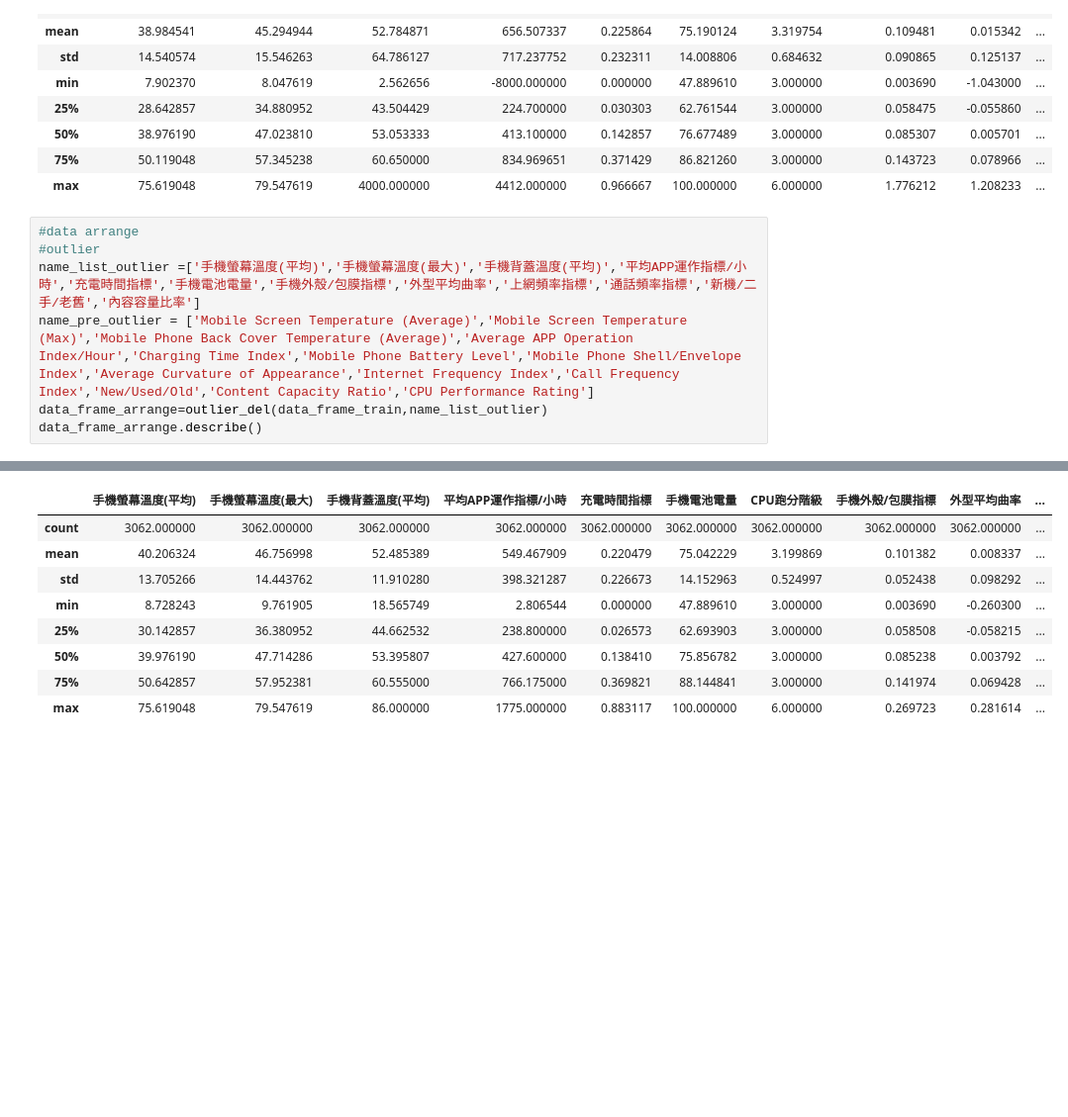
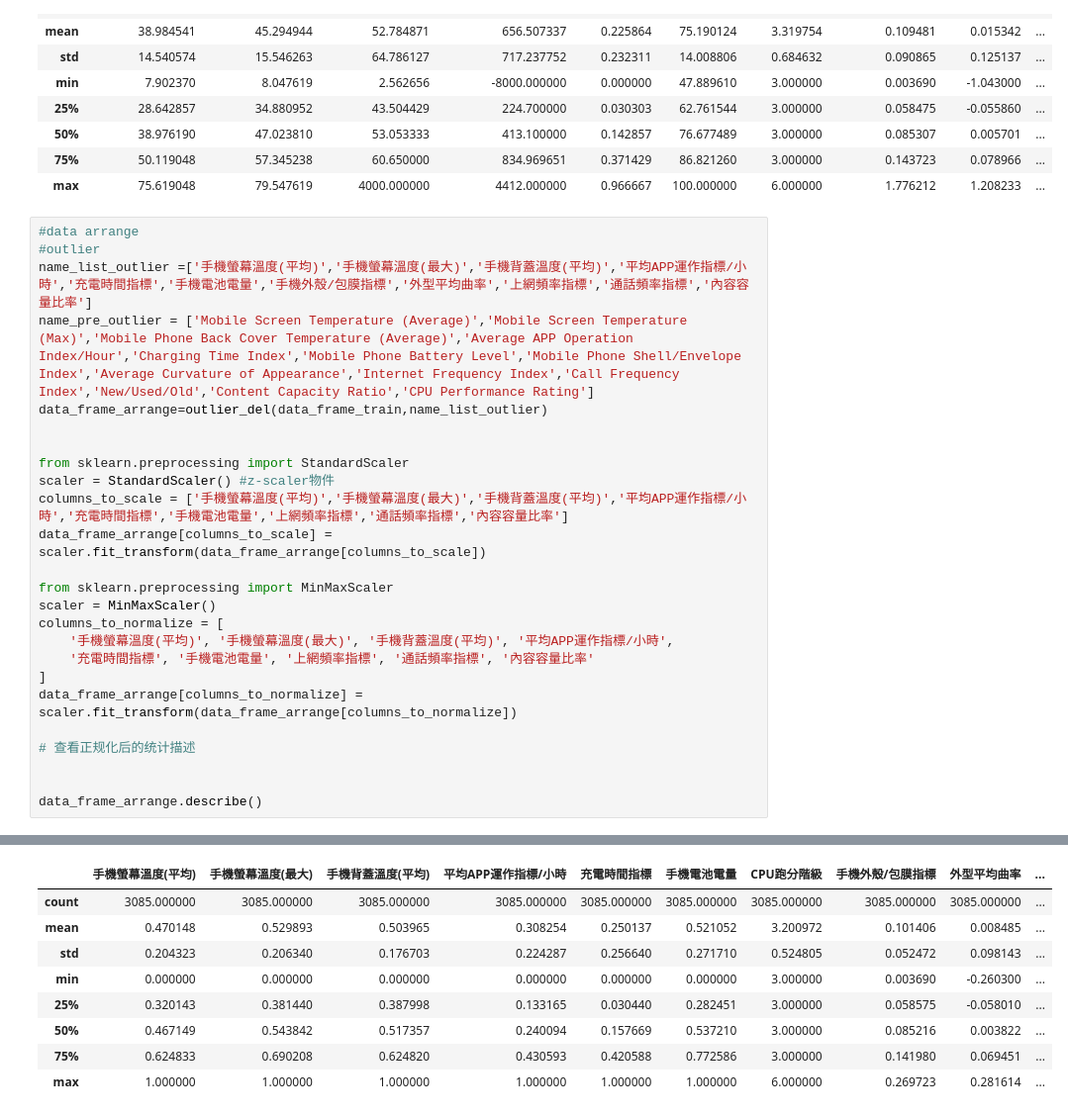
Before and after one commit to jeremy4111/ai, a Jupyter notebook: nn_function.ipynb, the cells around one changed output, grey strips where cells are left out. Shown at 99% size. Drawn from its saved outputs; the diff is of its cells as text; blank space fills up the shorter version.

```diff
--- a/nn_function.ipynb
+++ b/nn_function.ipynb
@@ -125,9 +128,27 @@ data_frame_train.describe()
 # %%
 #data arrange
 #outlier
-name_list_outlier =['手機螢幕溫度(平均)','手機螢幕溫度(最大)','手機背蓋溫度(平均)','平均APP運作指標/小時','充電時間指標','手機電池電量','手機外殼/包膜指標','外型平均曲率','上網頻率指標','通話頻率指標','新機/二手/老舊','內容容量比率']
+name_list_outlier =['手機螢幕溫度(平均)','手機螢幕溫度(最大)','手機背蓋溫度(平均)','平均APP運作指標/小時','充電時間指標','手機電池電量','手機外殼/包膜指標','外型平均曲率','上網頻率指標','通話頻率指標','內容容量比率']
 name_pre_outlier = ['Mobile Screen Temperature (Average)','Mobile Screen Temperature (Max)','Mobile Phone Back Cover Temperature (Average)','Average APP Operation Index/Hour','Charging Time Index','Mobile Phone Battery Level','Mobile Phone Shell/Envelope Index','Average Curvature of Appearance','Internet Frequency Index','Call Frequency Index','New/Used/Old','Content Capacity Ratio','CPU Performance Rating']
 data_frame_arrange=outlier_del(data_frame_train,name_list_outlier)
+
+
+from sklearn.preprocessing import StandardScaler
+scaler = StandardScaler() #z-scaler物件
+columns_to_scale = ['手機螢幕溫度(平均)','手機螢幕溫度(最大)','手機背蓋溫度(平均)','平均APP運作指標/小時','充電時間指標','手機電池電量','上網頻率指標','通話頻率指標','內容容量比率']
+data_frame_arrange[columns_to_scale] = scaler.fit_transform(data_frame_arrange[columns_to_scale])
+
+from sklearn.preprocessing import MinMaxScaler
+scaler = MinMaxScaler()
+columns_to_normalize = [
+    '手機螢幕溫度(平均)', '手機螢幕溫度(最大)', '手機背蓋溫度(平均)', '平均APP運作指標/小時',
+    '充電時間指標', '手機電池電量', '上網頻率指標', '通話頻率指標', '內容容量比率'
+]
+data_frame_arrange[columns_to_normalize] = scaler.fit_transform(data_frame_arrange[columns_to_normalize])
+
+# 查看正规化后的统计描述
+
+
 data_frame_arrange.describe()
 # %% [output]
 手機螢幕溫度(平均)
@@ -149,10 +170,10 @@ Shape Of The After Ouliers:  (3062,)
 ===================================================================================================================
 |  | 手機螢幕溫度(平均) | 手機螢幕溫度(最大) | 手機背蓋溫度(平均) | 平均APP運作指標/小時 | 充電時間指標 | 手機電池電量 | CPU跑分階級 | 手機外殼/包膜指標 | 外型平均曲率 | ... |
-| count | 3062.000000 | 3062.000000 | 3062.000000 | 3062.000000 | 3062.000000 | 3062.000000 | 3062.000000 | 3062.000000 | 3062.000000 | ... |
-| mean | 40.206324 | 46.756998 | 52.485389 | 549.467909 | 0.220479 | 75.042229 | 3.199869 | 0.101382 | 0.008337 | ... |
-| std | 13.705266 | 14.443762 | 11.910280 | 398.321287 | 0.226673 | 14.152963 | 0.524997 | 0.052438 | 0.098292 | ... |
-| min | 8.728243 | 9.761905 | 18.565749 | 2.806544 | 0.000000 | 47.889610 | 3.000000 | 0.003690 | -0.260300 | ... |
-| 25% | 30.142857 | 36.380952 | 44.662532 | 238.800000 | 0.026573 | 62.693903 | 3.000000 | 0.058508 | -0.058215 | ... |
-| 50% | 39.976190 | 47.714286 | 53.395807 | 427.600000 | 0.138410 | 75.856782 | 3.000000 | 0.085238 | 0.003792 | ... |
-| 75% | 50.642857 | 57.952381 | 60.555000 | 766.175000 | 0.369821 | 88.144841 | 3.000000 | 0.141974 | 0.069428 | ... |
-| max | 75.619048 | 79.547619 | 86.000000 | 1775.000000 | 0.883117 | 100.000000 | 6.000000 | 0.269723 | 0.281614 | ... |
+| count | 3085.000000 | 3085.000000 | 3085.000000 | 3085.000000 | 3085.000000 | 3085.000000 | 3085.000000 | 3085.000000 | 3085.000000 | ... |
+| mean | 0.470148 | 0.529893 | 0.503965 | 0.308254 | 0.250137 | 0.521052 | 3.200972 | 0.101406 | 0.008485 | ... |
+| std | 0.204323 | 0.206340 | 0.176703 | 0.224287 | 0.256640 | 0.271710 | 0.524805 | 0.052472 | 0.098143 | ... |
+| min | 0.000000 | 0.000000 | 0.000000 | 0.000000 | 0.000000 | 0.000000 | 3.000000 | 0.003690 | -0.260300 | ... |
+| 25% | 0.320143 | 0.381440 | 0.387998 | 0.133165 | 0.030440 | 0.282451 | 3.000000 | 0.058575 | -0.058010 | ... |
+| 50% | 0.467149 | 0.543842 | 0.517357 | 0.240094 | 0.157669 | 0.537210 | 3.000000 | 0.085216 | 0.003822 | ... |
+| 75% | 0.624833 | 0.690208 | 0.624820 | 0.430593 | 0.420588 | 0.772586 | 3.000000 | 0.141980 | 0.069451 | ... |
+| max | 1.000000 | 1.000000 | 1.000000 | 1.000000 | 1.000000 | 1.000000 | 6.000000 | 0.269723 | 0.281614 | ... |
```
Also changed, not shown: parts of 12 cells of this notebook.
